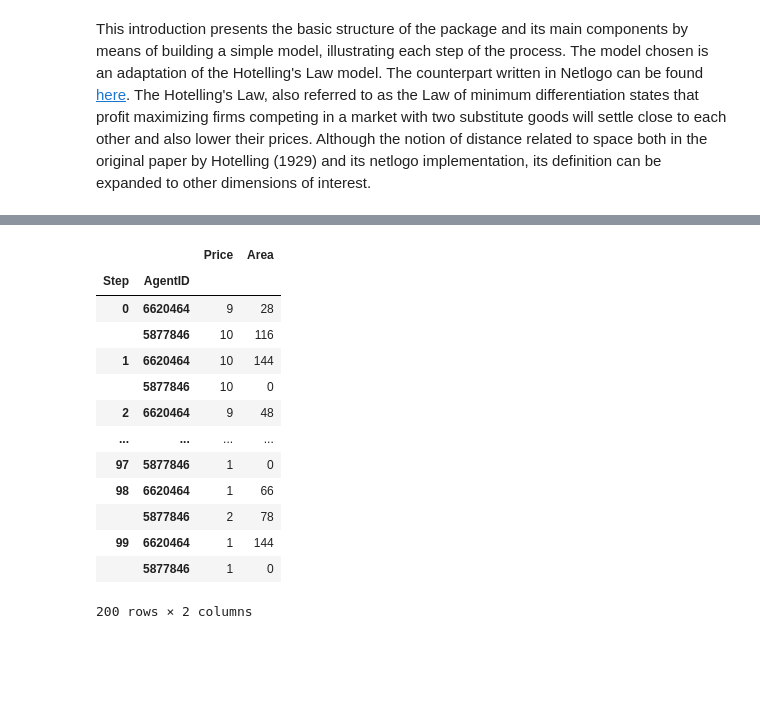
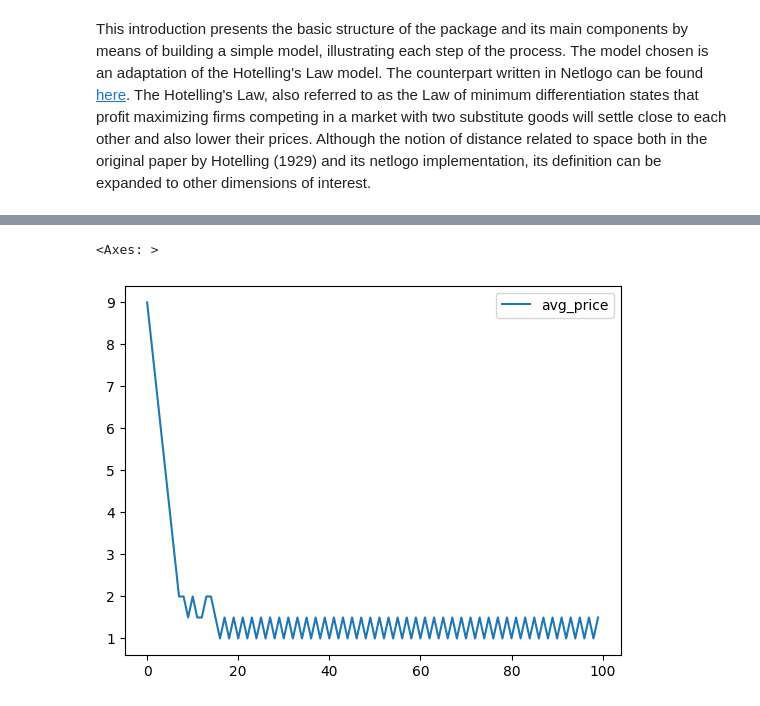
Before and after one commit to ABSESpy/ABSESpy, a Jupyter notebook: docs/tutorial/beginner/hotelling_full.ipynb, the cells around one changed output, grey strips where cells are left out. Cells and saved outputs as stored; diff of their text form; code cells hidden in the pictures; blank space fills up the shorter version.

```diff
--- a/docs/tutorial/beginner/hotelling_full.ipynb
+++ b/docs/tutorial/beginner/hotelling_full.ipynb
@@ -128,7 +128,13 @@ class Hotelling(MainModel):
 
         # Initialize a DataCollector object
         self.datacollector = DataCollector(
-            self, agent_reporters={"Price": "price", "Area": "area_count"}
+            self,
+            agent_reporters={"Price": "price", "Area": "area_count"},
+            model_reporters={
+                "avg_price": lambda _model: np.mean(
+                    [actor.price for actor in _model.actors]
+                )
+            },
         )
 
     def step(self):
@@ -179,7 +185,7 @@ parameters = {
 }
 
 if INITIALIZE:
-    model = Hotelling(N=2, parameters=parameters)
+    model = Hotelling(N=4, parameters=parameters)
 
 model.run_model()
 # %% [output]
@@ -187,17 +193,5 @@ tick[2] 2023-11-21 18:14:45tick[100] 2023-11-21 18:14:45
 # %%
-model.datacollector.get_agent_vars_dataframe()
+model.datacollector.get_model_vars_dataframe().plot()
 # %% [output]
-|  |  | Price | Area |
-| Step | AgentID |  |  |
-| 0 | 6620464 | 9 | 28 |
-|  | 5877846 | 10 | 116 |
-| 1 | 6620464 | 10 | 144 |
-|  | 5877846 | 10 | 0 |
-| 2 | 6620464 | 9 | 48 |
-| ... | ... | ... | ... |
-| 97 | 5877846 | 1 | 0 |
-| 98 | 6620464 | 1 | 66 |
-|  | 5877846 | 2 | 78 |
-| 99 | 6620464 | 1 | 144 |
-|  | 5877846 | 1 | 0 |
-200 rows × 2 columns
+<Axes: >
+[figure, added]
```
Also changed, not shown: parts of 2 cells of this notebook, 3 other files.
